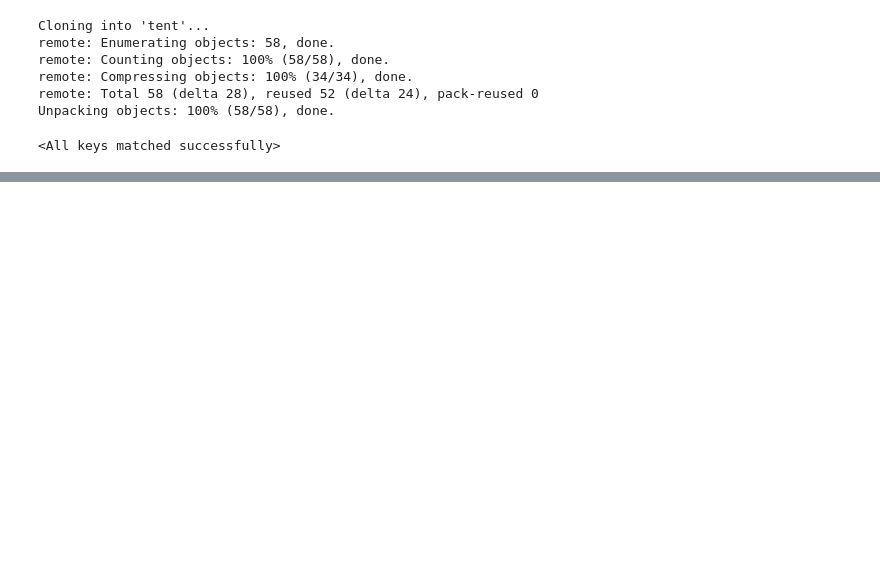
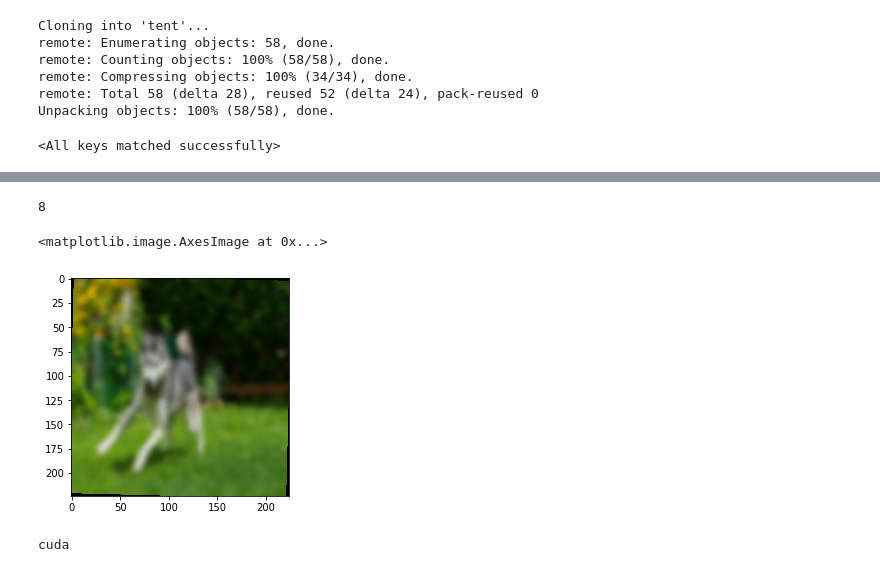
Before and after one commit to hsiangwei0903/Fine-Grained-Object-Recognition, a Jupyter notebook: TrainingAndTent.ipynb, the cells around one changed output, grey strips where cells are left out. Cells and saved outputs as stored; diff of their text form; code cells hidden in the pictures; blank space fills up the shorter version.

```diff
--- a/TrainingAndTent.ipynb
+++ b/TrainingAndTent.ipynb
@@ -650,0 +811,8 @@ outs :  tensor([[-3.8179, -6.3142, -4.7916,  ..., -5.2096, -4.6198, -7.6733],
+# %%
+img, label = corrupt_googles_dataset[70]
+print(label)
+plt.imshow(img.permute(1,2,0))
+# %% [output]
+8
+<matplotlib.image.AxesImage at 0x...>
+[figure, added]
@@ -650,0 +822,10 @@ outs :  tensor([[-3.8179, -6.3142, -4.7916,  ..., -5.2096, -4.6198, -7.6733],
+# %%
+# getting default device
+device = get_default_device()
+print(device)
+
+# moving train dataloader and val dataloader to gpu
+google_dl = DeviceDataLoader(google_dl, device)
+corrupt_google_dl = DeviceDataLoader(corrupt_google_dl, device)
+# %% [output]
+cuda
```
Also changed, not shown: parts of 38 cells of this notebook.
